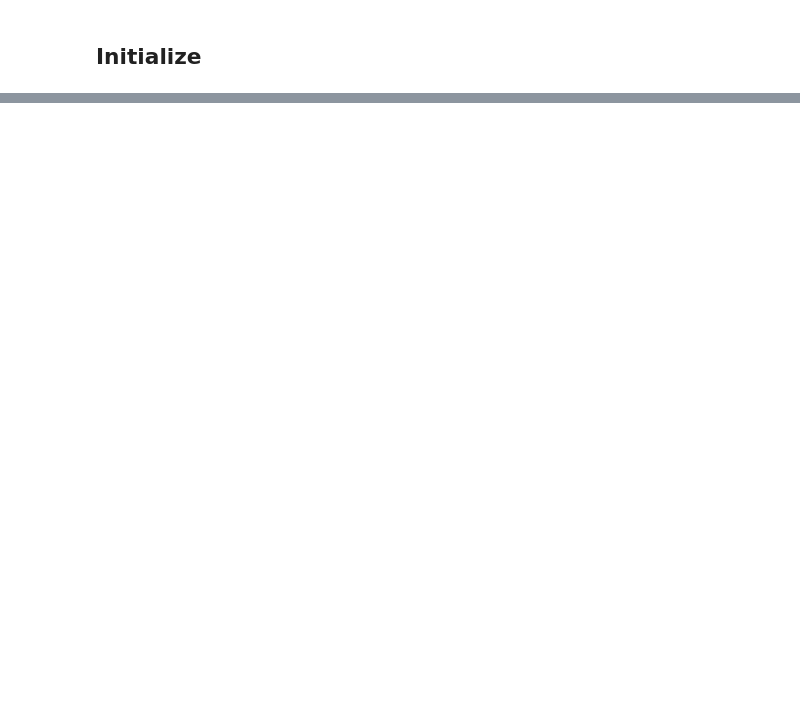
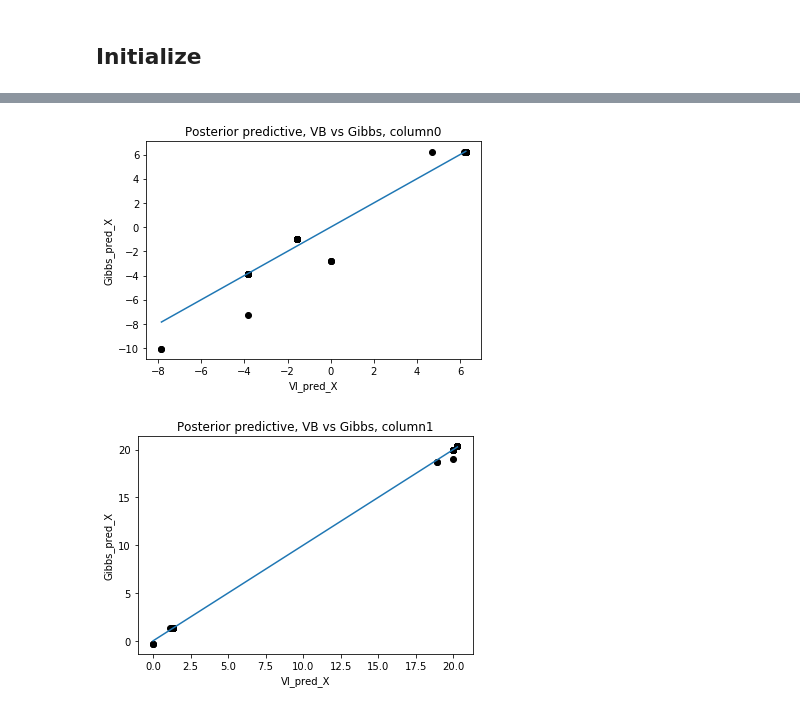
Before and after one commit to Runjing-Liu120/Variational_BNP_robustness, a Jupyter notebook: finite_approx/exploring_collapsed_GS.ipynb, the cells around one changed output, grey strips where cells are left out. Saved outputs shown, nothing was run; the diff lists cells and outputs as text; code cells hidden in the pictures; blank space fills up the shorter version.

```diff
--- a/finite_approx/exploring_collapsed_GS.ipynb
+++ b/finite_approx/exploring_collapsed_GS.ipynb
@@ -101,0 +99,25 @@ print(B)
+# %%
+VI_instance = VI_algorithms_lib.VI_algorithms(X, K_approx, alpha, sigma_eps, sigma_A)
+
+n_restart = 20
+elbo_end = np.array([])
+
+for i in range(n_restart):
+    VI_instance.re_init() # re initialize
+    [tau_tmp, nu_tmp, phi_mu_tmp, phi_var_tmp, elbo] \
+        = VI_instance.run_cavi_anneal(max_iter=500, tol=1e-6, verbose = False) # run cavi + annealing
+
+    elbo_end = np.append(elbo_end, elbo[-1])
+
+    # see if posterior predictive is better than all previous ones
+    if (i == 0) or np.all(elbo_end[i] > elbo_end[:i]):
+        tau = deepcopy(tau_tmp)
+        nu = deepcopy(nu_tmp)
+        phi_mu = deepcopy(phi_mu_tmp)
+        phi_var = deepcopy(phi_var_tmp)
+
+
+print('max elbo: ', np.max(elbo_end))
+print('average elbo', np.mean(elbo_end))
+
+valez_finite_VI_lib.display_results(elbo, tau, nu, phi_mu, phi_var, X, Pi, Z, A)
@@ -101,0 +146,18 @@ print(B)
+# %%
+# compare results
+VI_pred_X = np.dot(nu, phi_mu.T)
+Gibbs_pred_X = np.dot(Z_Gibbs, mean_A)
+
+for col in range(D):
+    plt.clf()
+    plt.plot(VI_pred_X[:, col], Gibbs_pred_X[:, col], 'ko')
+    diag = np.linspace(np.min(VI_pred_X[:,col]),np.max(VI_pred_X[:,col]))
+    plt.plot(diag,diag)
+
+    plt.title('Posterior predictive, VB vs Gibbs, column' + str(col))
+    plt.xlabel('VI_pred_X')
+    plt.ylabel('Gibbs_pred_X')
+    plt.show()
+# %% [output]
+[figure, added]
+[figure, added]
```
Also changed, not shown: parts of 12 cells of this notebook, 4 other files.
